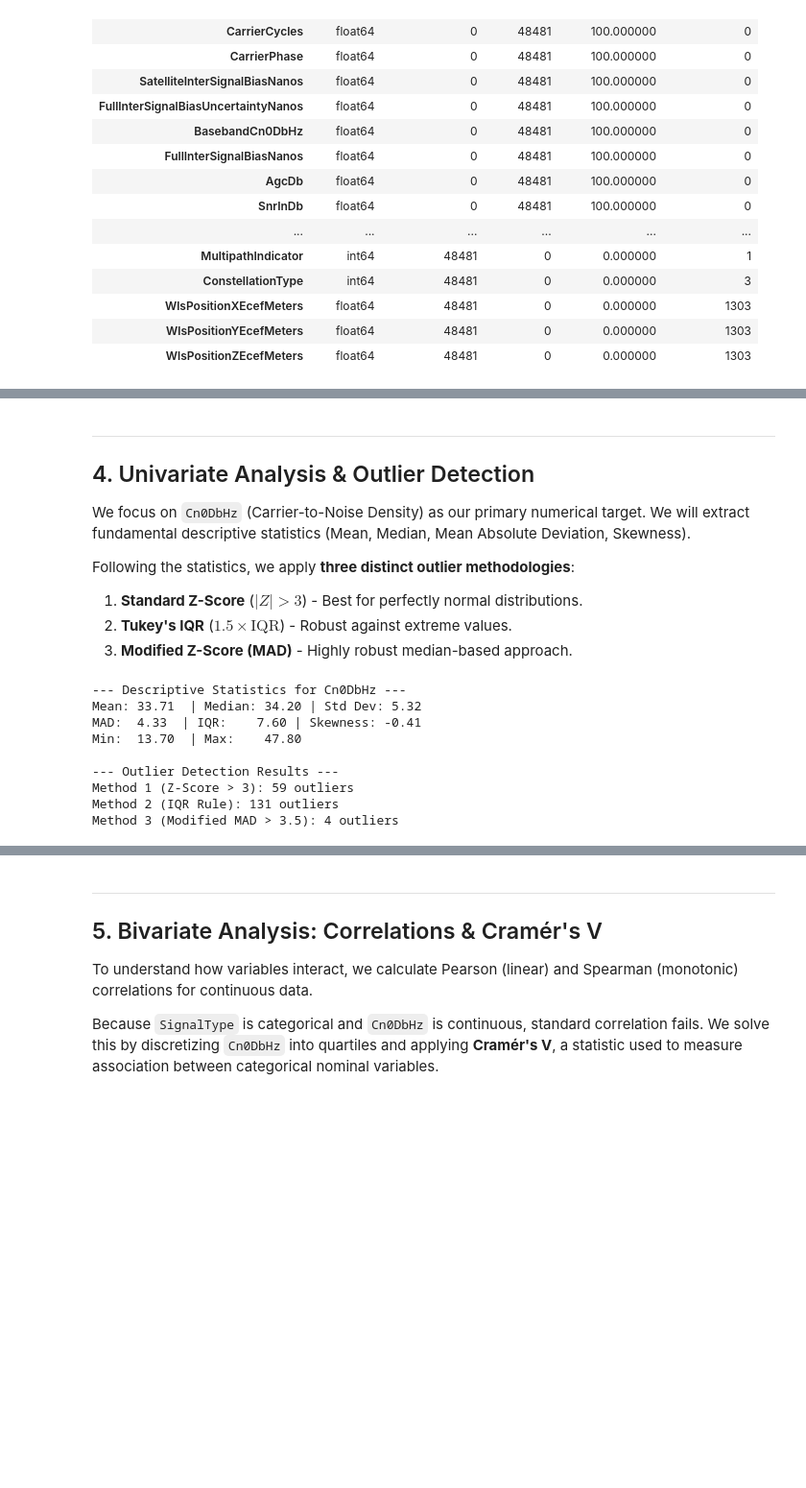
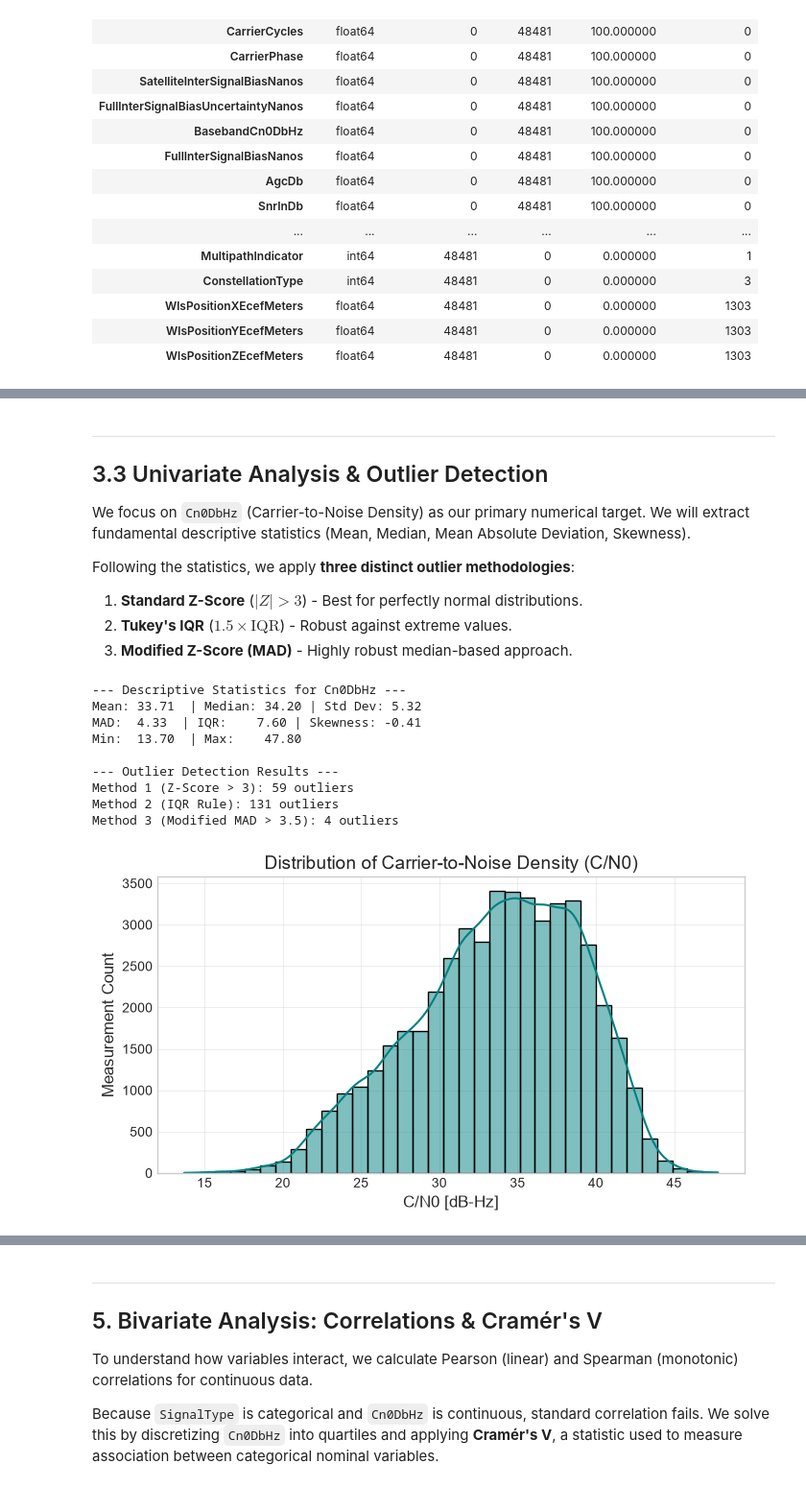
Before and after one commit to yahav0547-a11y/mission1, a Jupyter notebook: GNSS_EDA_Assignment_Refactored.ipynb, the cells around one changed output, grey strips where cells are left out. Shown at 96% size. Drawn from its saved outputs; the diff is of its cells as text; code cells hidden in the pictures; blank space fills up the shorter version.

```diff
--- a/GNSS_EDA_Assignment_Refactored.ipynb
+++ b/GNSS_EDA_Assignment_Refactored.ipynb
@@ -157,7 +344,7 @@ Columns with Zero Variance (Constant values):
 # %% [markdown]
 
 ---
-## 4. Univariate Analysis & Outlier Detection
+## 3.3  Univariate Analysis & Outlier Detection
 We focus on `Cn0DbHz` (Carrier-to-Noise Density) as our primary numerical target. We will extract fundamental descriptive statistics (Mean, Median, Mean Absolute Deviation, Skewness).
 
 Following the statistics, we apply **three distinct outlier methodologies**:
@@ -181,30 +368,40 @@ print(f"Mean: {mean_val:.2f}  | Median: {median_val:.2f} | Std Dev: {std_val:.2f
 print(f"MAD:  {mad_val:.2f}  | IQR:    {iqr_val:.2f} | Skewness: {skewness:.2f}")
 print(f"Min:  {series.min():.2f}  | Max:    {series.max():.2f}\n")
 
 # Outlier Method 1: Z-Score
 z_scores = np.abs(stats.zscore(series))
 outliers_z = series[z_scores > 3]
 
 # Outlier Method 2: IQR
 q1, q3 = series.quantile(0.25), series.quantile(0.75)
 outliers_iqr = series[(series < (q1 - 1.5 * iqr_val)) | (series > (q3 + 1.5 * iqr_val))]
 
 # Outlier Method 3: Modified Z-Score
 median_absolute_deviation = np.median(np.abs(series - median_val))
 mod_z_scores = 0.6745 * np.abs(series - median_val) / (median_absolute_deviation + 1e-9)
 outliers_mad = series[mod_z_scores > 3.5]
 
 print("--- Outlier Detection Results ---")
 print(f"Method 1 (Z-Score > 3): {len(outliers_z):,} outliers")
 print(f"Method 2 (IQR Rule): {len(outliers_iqr):,} outliers")
 print(f"Method 3 (Modified MAD > 3.5): {len(outliers_mad):,} outliers")
+# Plot 2: C/N0 Distribution
+plt.figure(figsize=(7, 4))
+sns.histplot(df["Cn0DbHz"], bins=35, kde=True, color="teal")
+plt.title("Distribution of Carrier-to-Noise Density (C/N0)")
+plt.xlabel("C/N0 [dB-Hz]")
+plt.ylabel("Measurement Count")
+
+plt.tight_layout()
+plt.show()
 # %% [output]
 --- Descriptive Statistics for Cn0DbHz ---
 Mean: 33.71  | Median: 34.20 | Std Dev: 5.32
 MAD:  4.33  | IQR:    7.60 | Skewness: -0.41
 Min:  13.70  | Max:    47.80
 
 --- Outlier Detection Results ---
 Method 1 (Z-Score > 3): 59 outliers
 Method 2 (IQR Rule): 131 outliers
 Method 3 (Modified MAD > 3.5): 4 outliers
+[figure, added]
```
Also changed, not shown: parts of 22 cells of this notebook, 2 other files.
